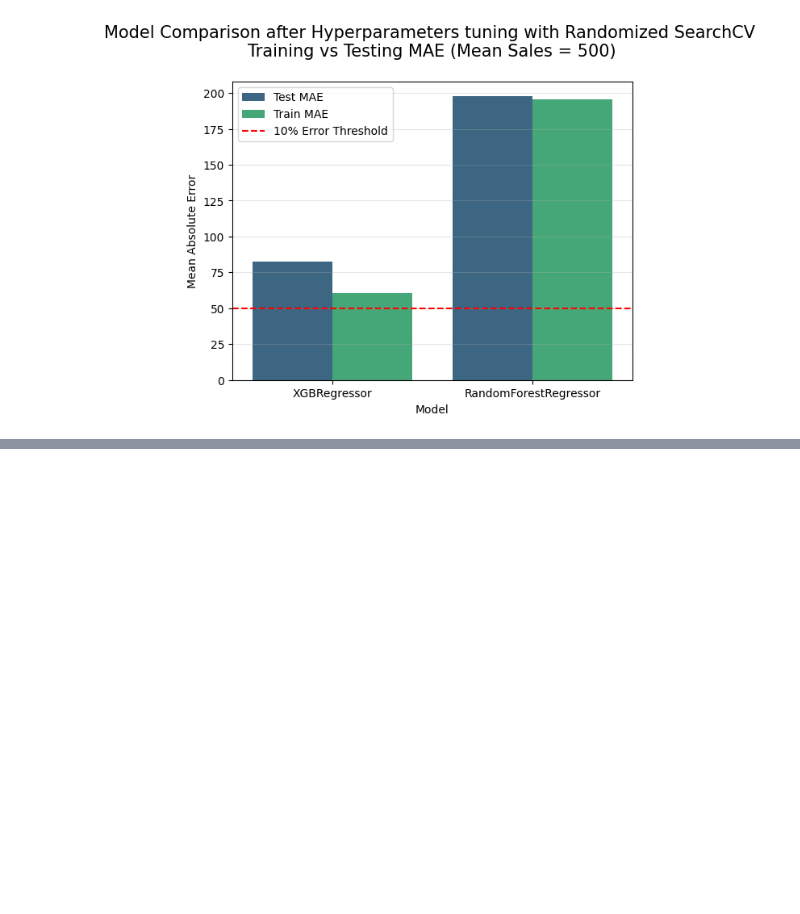
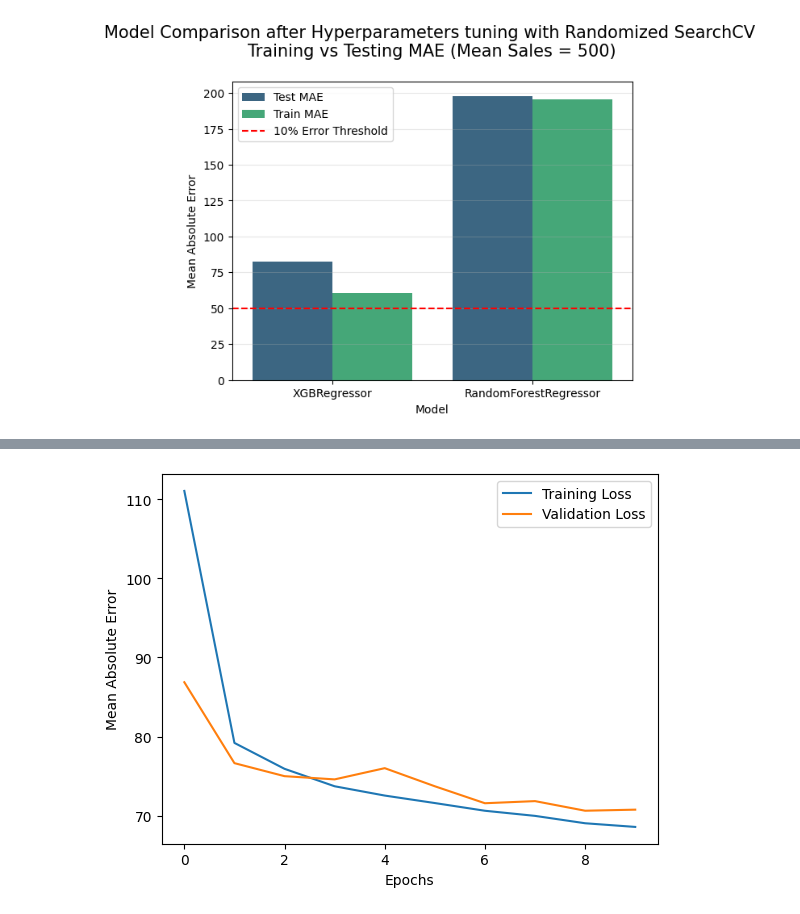
Before and after one commit to BUFONJOKER/store-sales-time-series-forecasting-using-ML-DL-ANN-, a Jupyter notebook: store-sales.ipynb, the cells around one changed output, grey strips where cells are left out. Drawn from its saved outputs; the diff is of its cells as text; code cells hidden in the pictures; blank space fills up the shorter version.

Commit message:
neural network hyperparameter tunning completed

```diff
--- a/store-sales.ipynb
+++ b/store-sales.ipynb
@@ -842,0 +875,22 @@ plt.show()
+# %%
+def build_model(hp):
+    model = keras.Sequential()
+
+    activation_choice = hp.Choice('activation', values=['relu', 'tanh', 'selu', 'elu'])
+
+    for i in range(1,10):
+        model.add(keras.layers.Dense(
+            hp.Choice(f'units_{i}', [32, 64, 128, 256, 512]),
+            activation=activation_choice
+        ))
+
+    model.add(keras.layers.Dense(1, activation='linear'))
+
+    model.compile(loss='mae', optimizer=hp.Choice('optimizer', values=['adam', 'sgd', 'rmsprop']))
+
+    return model
+# %%
+tuner = keras_tuner.RandomSearch(
+    build_model, objective='val_loss', max_trials=10, overwrite=True,
+    project_name='new_project_7'
+)
@@ -842,0 +927,13 @@ plt.show()
+# %%
+# 1. Get the best hyperparameters
+best_hps = tuner.get_best_hyperparameters(num_trials=1)[0]
+
+# 2. Build the model with those parameters
+model = tuner.hypermodel.build(best_hps)
+
+# 3. Retrain to get the history object
+history = model.fit(
+    X_train, y_train,
+    epochs=10, batch_size=512,
+    validation_data=(X_test, y_test)
+)
@@ -842,0 +986,9 @@ plt.show()
+# %%
+plt.plot(history.history['loss'], label='Training Loss')
+plt.plot(history.history['val_loss'], label='Validation Loss')
+plt.xlabel('Epochs')
+plt.ylabel('Mean Absolute Error')
+plt.legend()
+plt.show()
+# %% [output]
+[figure, added]
```
Also changed, not shown: parts of 22 cells of this notebook.
